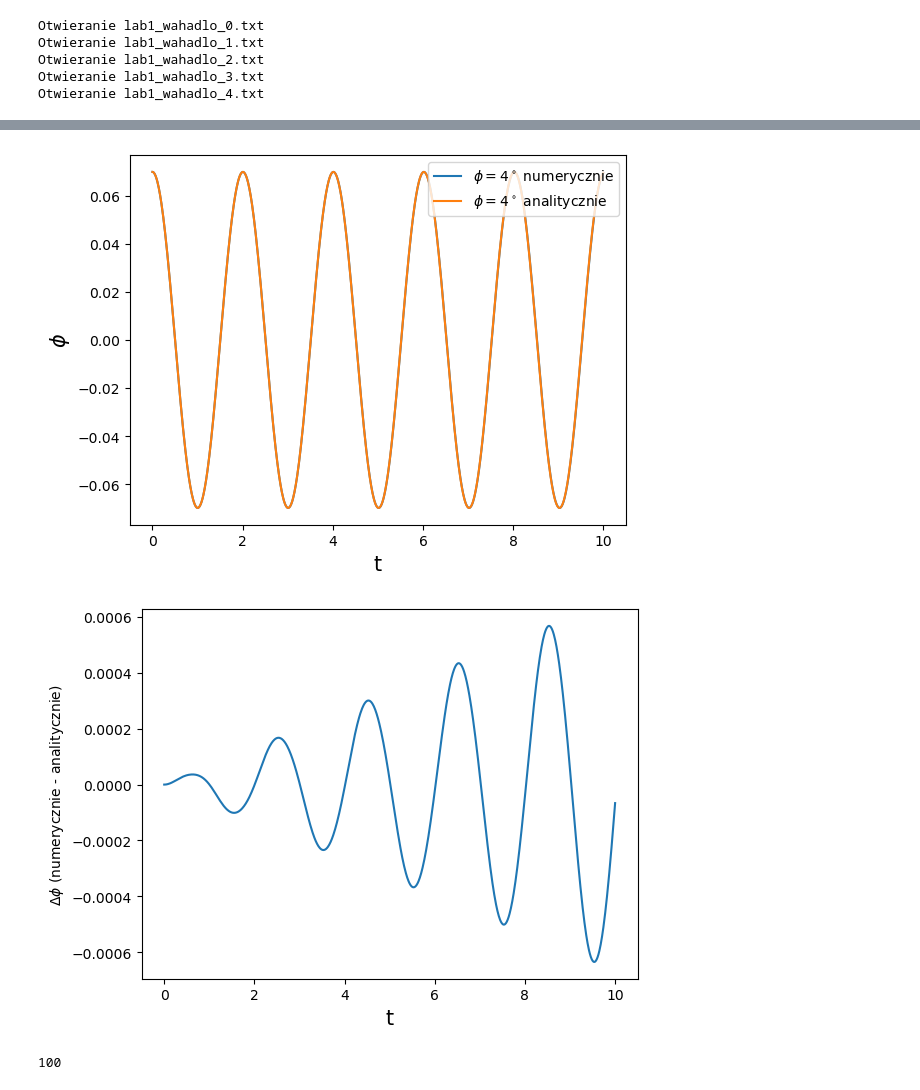
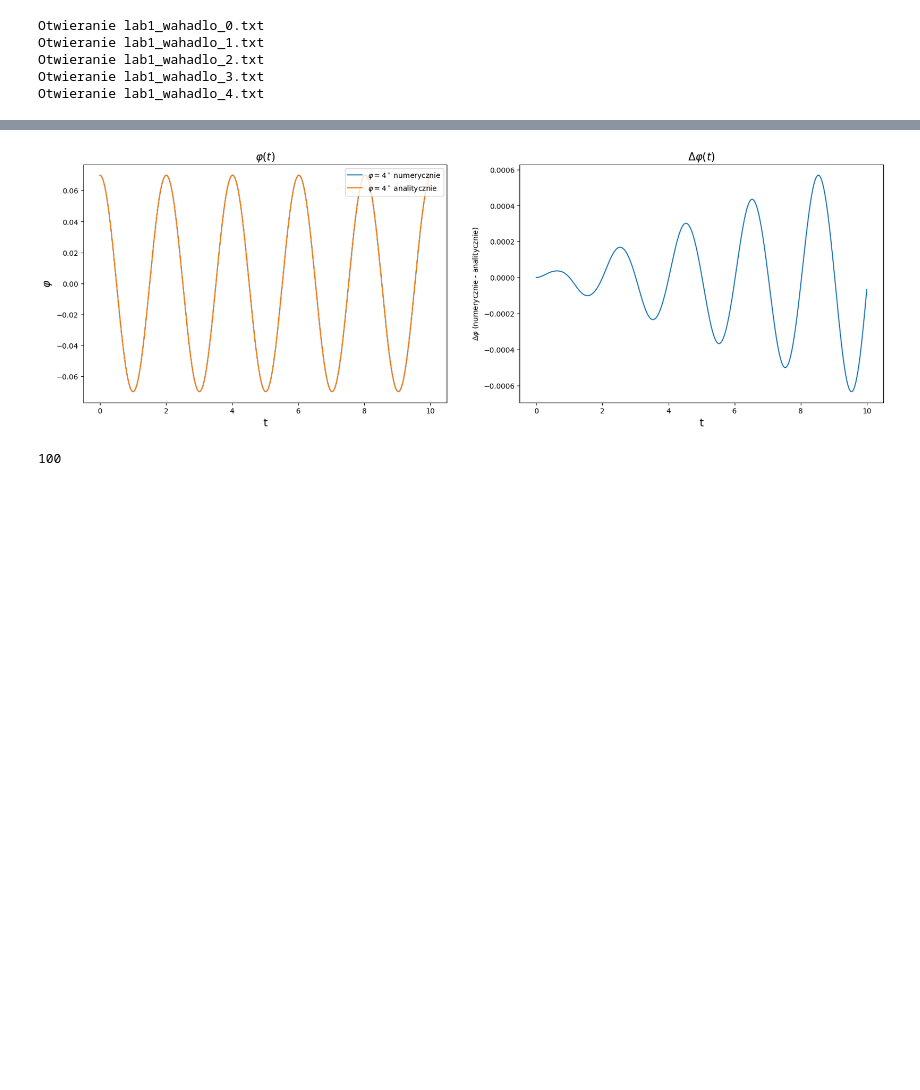
Before and after one commit to Michau-H/theoretical-physics, a Jupyter notebook: lab1_wahadlo/wyniki/lab1_czytanie.ipynb, the cells around one changed output, grey strips where cells are left out. Drawn from its saved outputs; the diff is of its cells as text; code cells hidden in the pictures; blank space fills up the shorter version.

```diff
--- a/lab1_wahadlo/wyniki/lab1_czytanie.ipynb
+++ b/lab1_wahadlo/wyniki/lab1_czytanie.ipynb
@@ -102,23 +112,29 @@ plt.show()
 # %%
-label = fr'$\phi = {phi_value[i]}^\circ$ numerycznie'
+plt.figure(figsize=(20,6))
+plt.subplot(1,2,1)
+
+label = fr'$\varphi = 4^\circ$ numerycznie'
 plt.plot(t[0],phi[0], label=label)
 
-label2 = fr'$\phi = {phi_value[i]}^\circ$ analitycznie'
+label2 = fr'$\varphi = 4^\circ$ analitycznie'
 plt.plot(t[0], phi[0][0]*np.cos(m.sqrt(g/R)*t[0]), label = label2)
 
 plt.xlabel('t', fontsize=fs)
-plt.ylabel(r'$\phi$', fontsize=fs)
+plt.ylabel(r'$\varphi$', fontsize=fs)
+plt.title(r'$\varphi(t)$', fontsize=fs)
 plt.legend(loc='upper right')
-plt.show()
+# plt.show()
 
+
+plt.subplot(1,2,2)
 plt.plot(t[0], phi[0]-phi[0][0]*np.cos(m.sqrt(g/R)*t[0]))
 
 plt.xlabel('t', fontsize=fs)
-plt.ylabel(r'$\Delta \phi$ (numerycznie - analitycznie)', fontsize=fs-5)
+plt.ylabel(r'$\Delta \varphi$ (numerycznie - analitycznie)', fontsize=fs-5)
+plt.title(r'$\Delta \varphi(t)$', fontsize=fs)
 plt.show()
 # %% [output]
-[figure, old version]
+[figure, new version]
-[figure, removed]
 # %%
 i=2
 sign = np.sign(omega[0][1])
```
Also changed, not shown: parts of 2 cells of this notebook, 13 other files.
